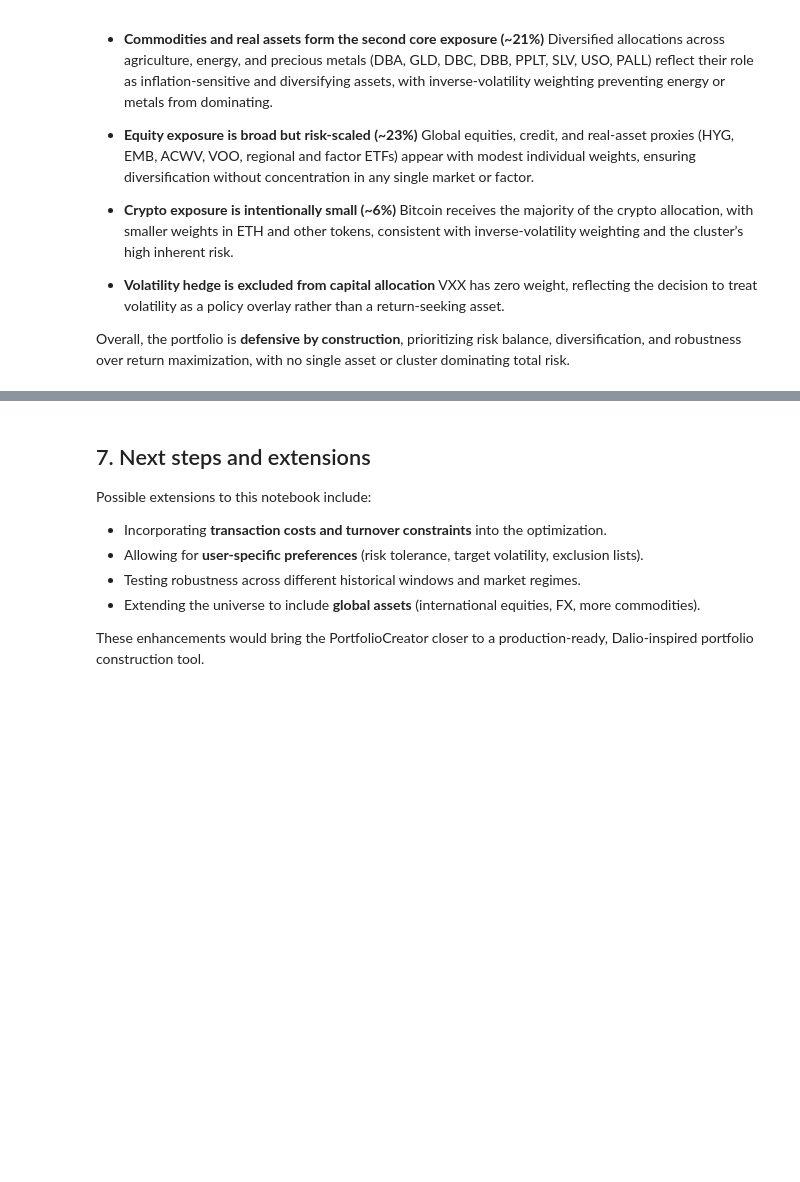
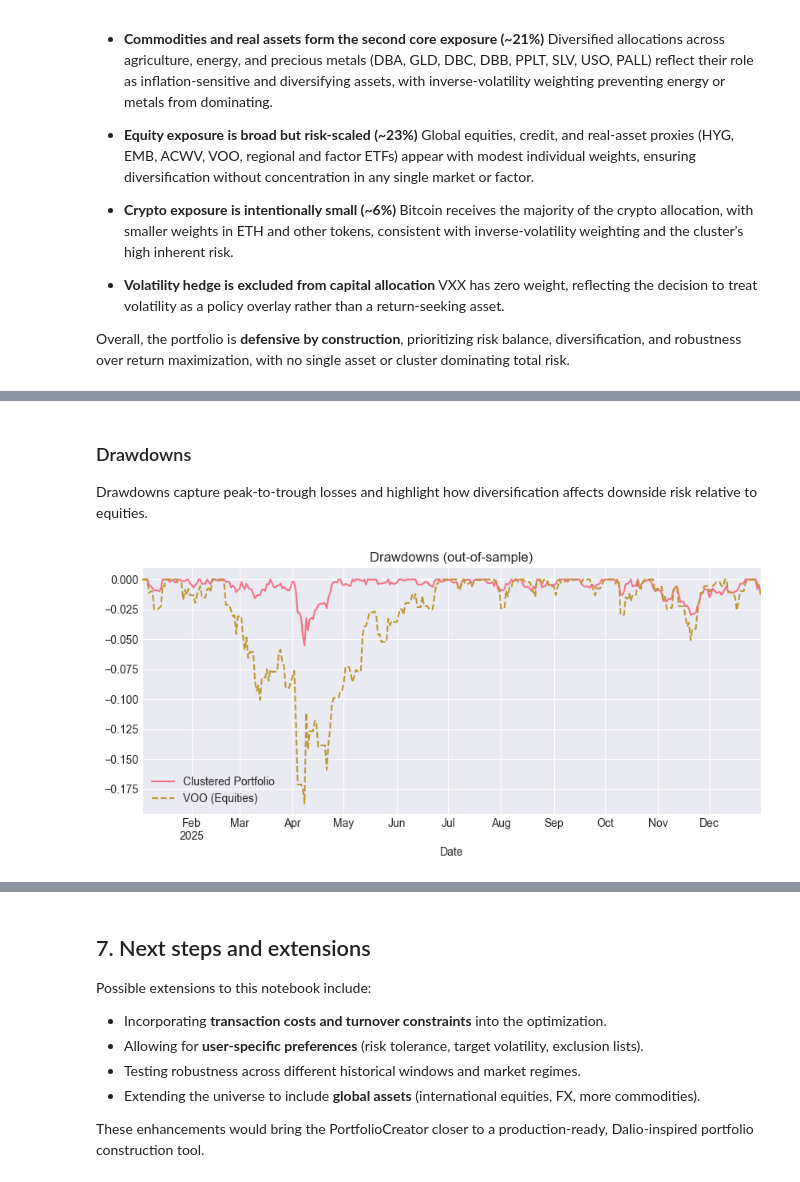
Before and after one commit to LAIN-21/dalio_uncorrelated_returns, a Jupyter notebook: portfolio_creator.ipynb, the cells around one changed output, grey strips where cells are left out. Saved outputs shown, nothing was run; the diff lists cells and outputs as text; code cells hidden in the pictures; blank space fills up the shorter version.

```diff
--- a/portfolio_creator.ipynb
+++ b/portfolio_creator.ipynb
@@ -979,0 +1022,31 @@ This section will translate the raw optimization output into intuitive insights
+# %% [markdown]
+### Drawdowns
+
+Drawdowns capture peak-to-trough losses and highlight how diversification
+affects downside risk relative to equities.
+# %%
+# -----------------------
+# Drawdowns
+# -----------------------
+def compute_drawdown(cum_returns):
+    rolling_max = cum_returns.cummax()
+    return cum_returns / rolling_max - 1
+
+portfolio_dd = compute_drawdown(portfolio_cum_returns)
+voo_dd = compute_drawdown(voo_cum_returns)
+
+portfolio_dd.plot(
+    figsize=(10, 4),
+    label="Clustered Portfolio"
+)
+
+voo_dd.plot(
+    linestyle="--",
+    label="VOO (Equities)"
+)
+
+plt.title("Drawdowns (out-of-sample)")
+plt.legend()
+plt.show()
+# %% [output]
+[figure, added]
```
Also changed, not shown: parts of 24 cells of this notebook.
